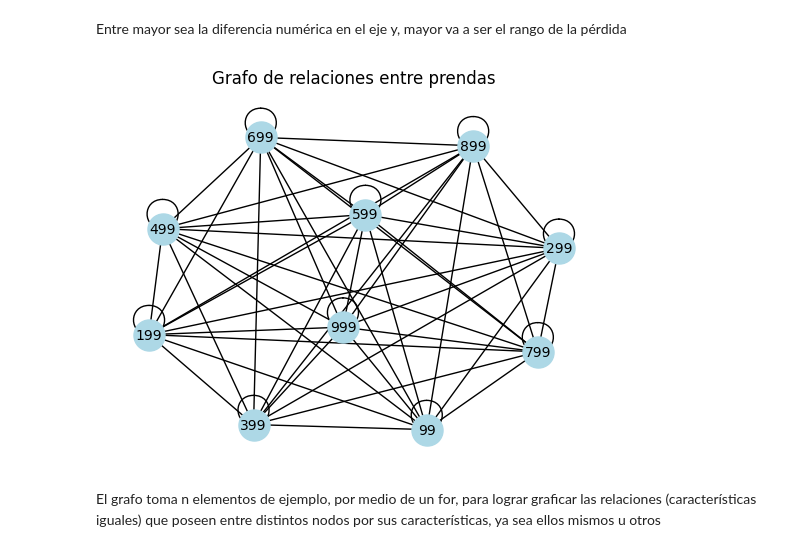
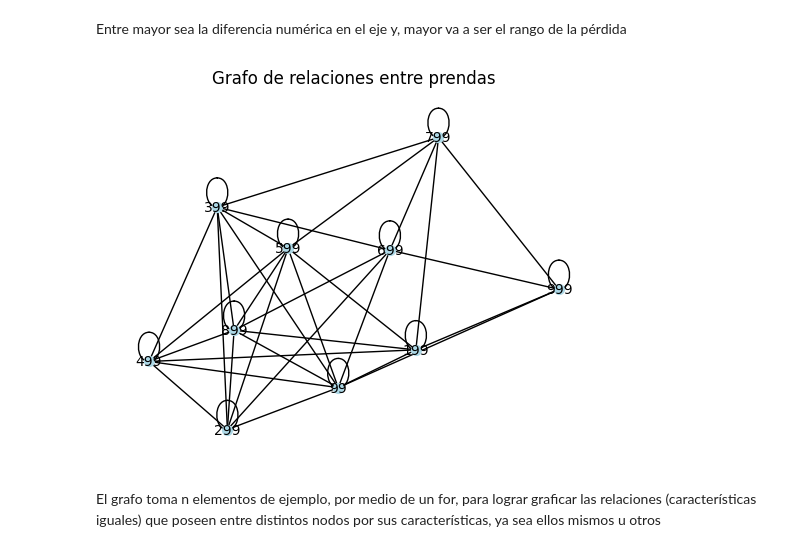
Before and after one commit to myriammmm13/demoDiscrestas, a Jupyter notebook: demo.ipynb, the cells around one changed output. Cells and saved outputs as stored; diff of their text form; code cells hidden in the pictures.

```diff
--- a/demo.ipynb
+++ b/demo.ipynb
@@ -391,23 +391,30 @@ Entre mayor sea la diferencia numérica en el eje y, mayor va a ser el rango de
 # %%
 G = nx.Graph()
 aux = 0
 
 for i, _ in enumerate(X_tensor):
     aux += 1
     if aux % 100 == 0:
         G.add_node(i)
+        G.add_edge(i,i)
+#revisar si hay lazo entre los nodos
 
-data_clothes = pd.DataFrame(X_tensor.numpy())
-adj_matrix = kneighbors_graph(data_clothes, aux, mode='connectivity', include_self=True)
+nodos_guardados = list(G.nodes)
+lazos_conseguidos=list()
 
-edge_in = torch.tensor(adj_matrix.nonzero(), dtype=torch.long)
+for i in nodos_guardados:
+    for j in range(X_tensor.shape[0]):
+        a = X_tensor[i]
+        b = X_tensor[j]
+        a,b,c,d,e=(a==b)
+        if a or b or c or d or e:
+            if j in nodos_guardados:
+                G.add_edge(i, j)
 
-edges_to_add = [(int(edge_in[0, i]), int(edge_in[1, i])) for i in range(edge_in.shape[1]) if G.has_node(int(edge_in[0, i])) and G.has_node(int(edge_in[1, i]))]
-G.add_edges_from(edges_to_add)
 plt.title(f'Grafo de relaciones entre prendas')
-nx.draw(G, with_labels=True, node_color='lightblue', node_size=500, font_size=10)
+nx.draw(G, with_labels=True, node_color='lightblue', node_size=50, font_size=10)
 plt.show()
 # %% [output]
-[figure, old version]
+[figure, new version]
 # %% [markdown]
 El grafo toma n elementos de ejemplo, por medio de un for, para lograr graficar las relaciones (características iguales) que poseen entre distintos nodos por sus características, ya sea ellos mismos u otros
```
